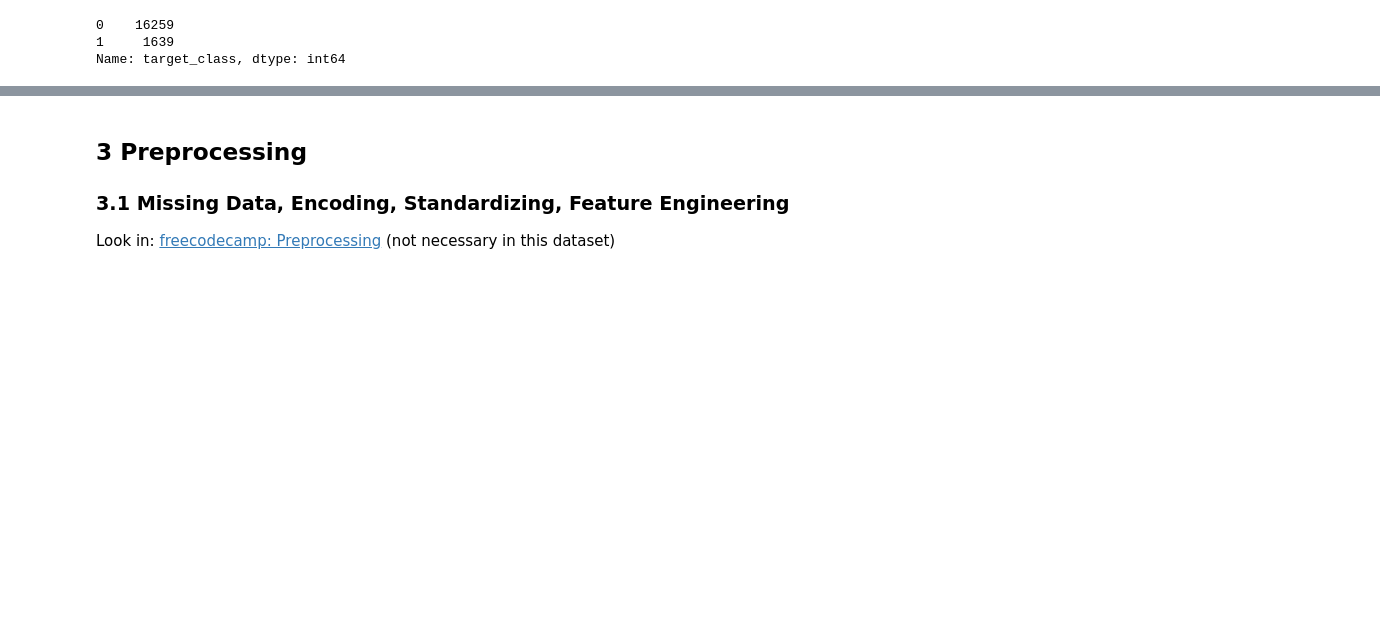
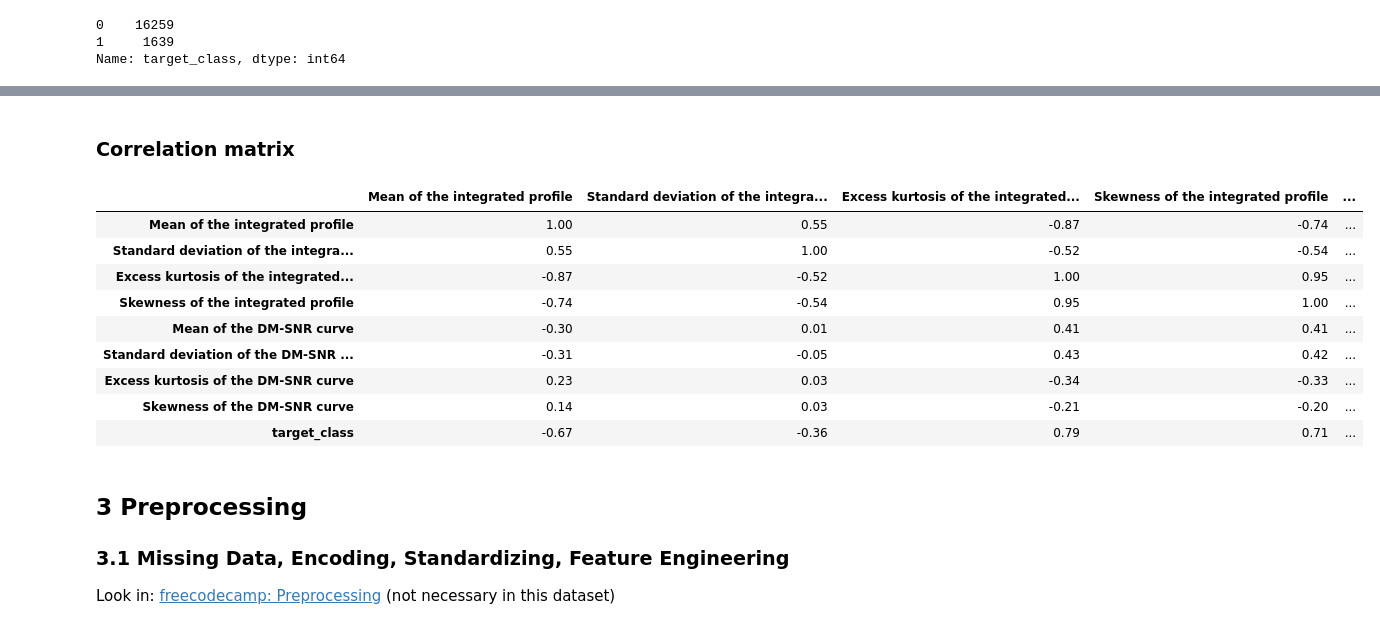
Before and after one commit to tamagusko/workshop-intro-ml, a Jupyter notebook: introML.ipynb, the cells around one changed output, grey strips where cells are left out. Cells and saved outputs as stored; diff of their text form; code cells hidden in the pictures; blank space fills up the shorter version.

```diff
--- a/introML.ipynb
+++ b/introML.ipynb
@@ -200,3 +215,19 @@ Name: target_class, dtype: int64
+# %% [markdown]
+### Correlation matrix
+# %%
+correlation = df.corr()
+correlation.style.background_gradient(cmap='coolwarm').set_precision(2)
+# %% [output]
+|  | Mean of the integrated profile | Standard deviation of the integra... | Excess kurtosis of the integrated... | Skewness of the integrated profile | ... |
+| Mean of the integrated profile | 1.00 | 0.55 | -0.87 | -0.74 | ... |
+| Standard deviation of the integra... | 0.55 | 1.00 | -0.52 | -0.54 | ... |
+| Excess kurtosis of the integrated... | -0.87 | -0.52 | 1.00 | 0.95 | ... |
+| Skewness of the integrated profile | -0.74 | -0.54 | 0.95 | 1.00 | ... |
+| Mean of the DM-SNR curve | -0.30 | 0.01 | 0.41 | 0.41 | ... |
+| Standard deviation of the DM-SNR ... | -0.31 | -0.05 | 0.43 | 0.42 | ... |
+| Excess kurtosis of the DM-SNR curve | 0.23 | 0.03 | -0.34 | -0.33 | ... |
+| Skewness of the DM-SNR curve | 0.14 | 0.03 | -0.21 | -0.20 | ... |
+| target_class | -0.67 | -0.36 | 0.79 | 0.71 | ... |
 # %% [markdown]
 ## 3 Preprocessing
 
```
Also changed, not shown: parts of 14 cells of this notebook, 4 other files.
